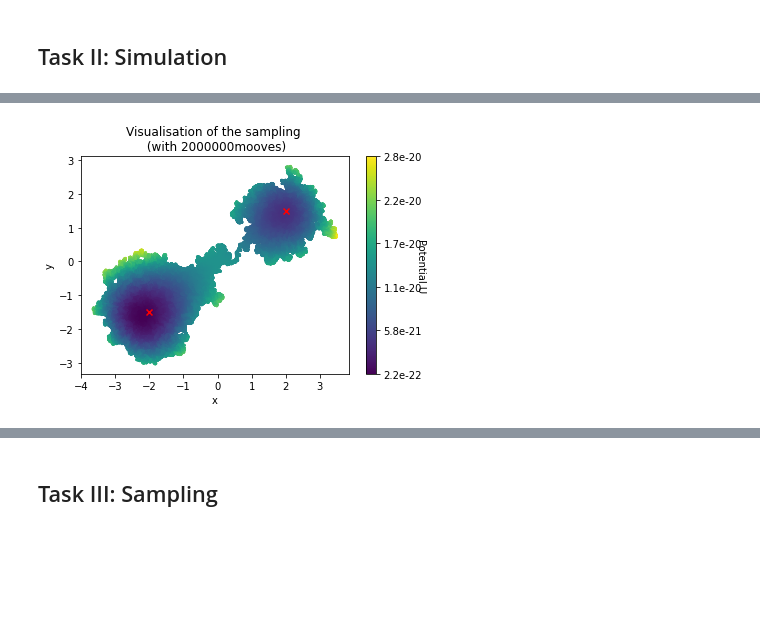
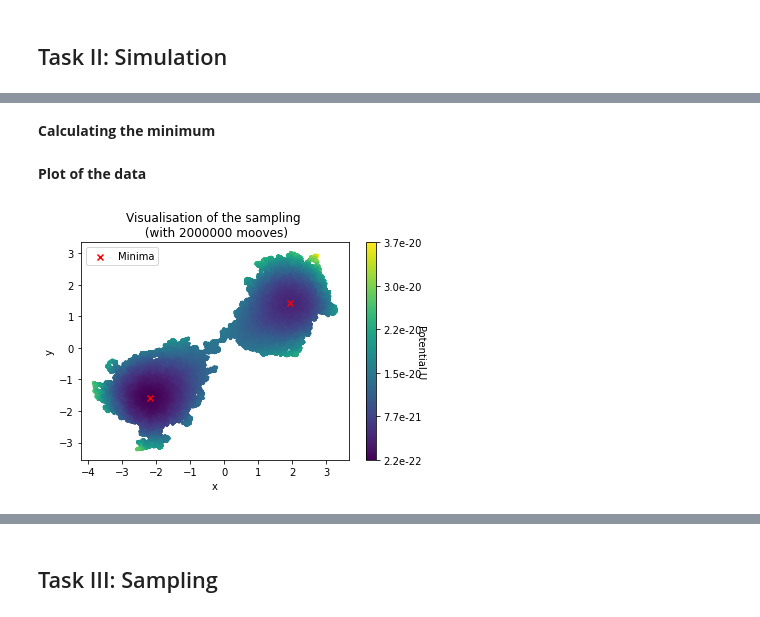
Before and after one commit to LeaBeaules/PCA_MonteCarlo, a Jupyter notebook: Final_project.ipynb, the cells around one changed output, grey strips where cells are left out. Cells and saved outputs as stored; diff of their text form; code cells hidden in the pictures; blank space fills up the shorter version.

```diff
--- a/Final_project.ipynb
+++ b/Final_project.ipynb
@@ -127,18 +129,40 @@ Done
+# %% [markdown]
+**Calculating the minimum**
+# %%
+U_list_min1 = [10]*len(x_list)
+U_list_min2 = [10]*len(x_list)
+for ind in trange(len(x_list)):
+    if x_list[ind] < 0 :
+        U_list_min1[ind] = U_list[ind]
+    else :
+        U_list_min2[ind] = U_list[ind]
+
+U_min_1 = min(U_list_min1)
+min_ind_1 = U_list_min1.index(U_min_1)
+U_min_2 = min(U_list_min2)
+min_ind_2 = U_list_min2.index(U_min_2)
+# %% [markdown]
+**Plot of the data**
 # %%
 plt.scatter(x_list, y_list, c = U_list, s=3)
-plt.scatter([2,-2], [1.5,-1.5], c = 'red', marker='x',label='Minima')
+plt.scatter([x_list[min_ind_1],x_list[min_ind_2]], [y_list[min_ind_1],y_list[min_ind_2]], c = 'red', marker='x',label='Minima')
 
 plt.xlabel('x')
 plt.ylabel('y')
-t = 'Visualisation of the sampling \n (with ' + str(Nbr_MC) + 'mooves)'
+t = 'Visualisation of the sampling \n (with ' + str(Nbr_MC) + ' mooves)'
 plt.title(t)
+plt.legend()
 
 cbar = plt.colorbar()
 
 U_ticks = np.linspace(min(U_list), max(U_list), 6)
 U_ticks = [str(U_ticks[i])[0:3] + str(U_ticks[i])[-4:] for i in range(len(U_ticks))]
 cbar.ax.set_yticklabels(U_ticks)
 
-a=cbar.set_label('Potential U', rotation=270)
+cbar.set_label('Potential U', rotation=270)
+
+print('Minimum 1 at: (', x_list[min_ind_1],y_list[min_ind_1], ') with U = ', U_min_1)
+print()
+print('Minimum 2 at: (', x_list[min_ind_2],y_list[min_ind_2], ') with U = ', U_min_2)
 # %% [output]
-[figure, old version]
+[figure, new version]
```
Also changed, not shown: parts of 20 cells of this notebook, 1 other file.
